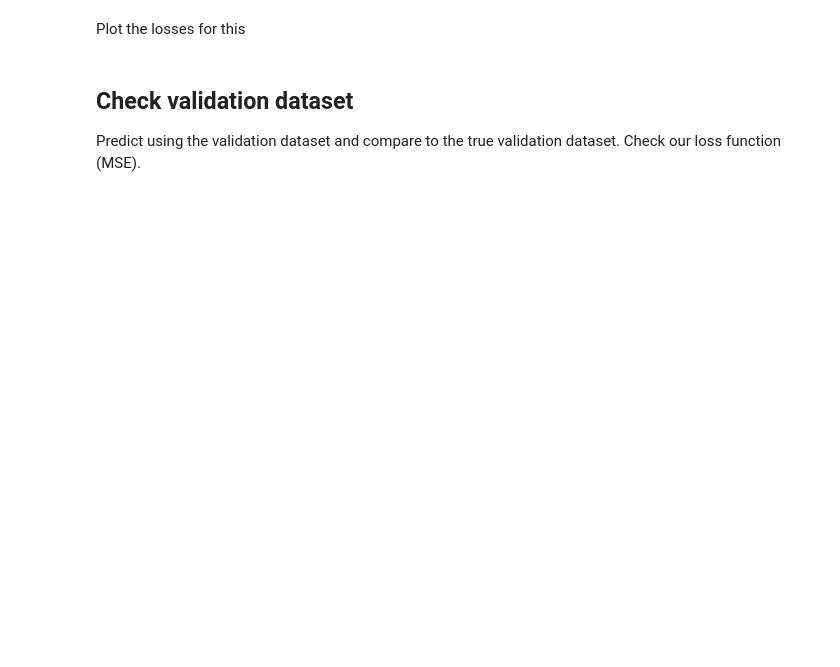
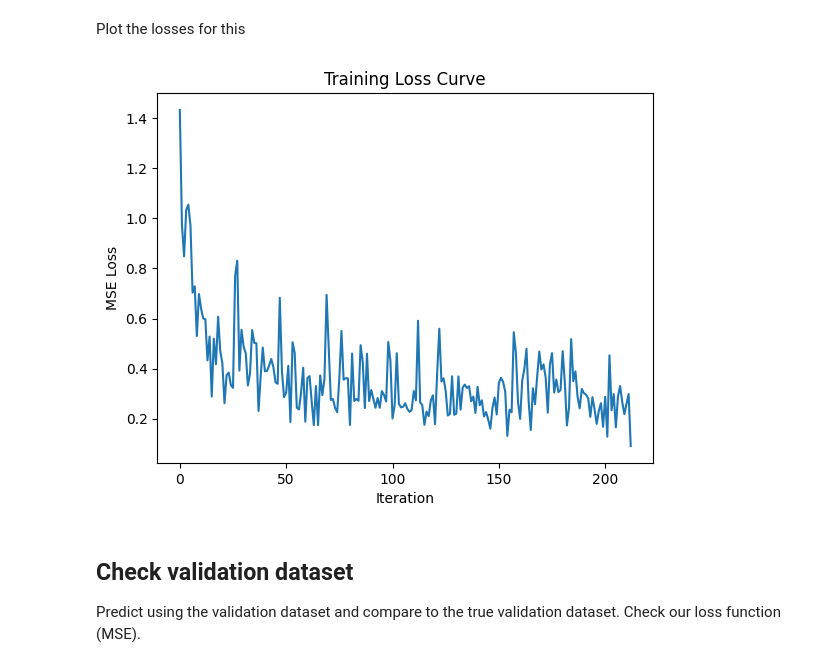
Before and after one commit to HRMMOx/climate-analysis, a Jupyter notebook: 3_deeplearning/3-DeepLearning_HousePrice.ipynb, the cells around one changed output. Cells and saved outputs as stored; diff of their text form; code cells hidden in the pictures; blank space fills up the shorter version.

```diff
--- a/3_deeplearning/3-DeepLearning_HousePrice.ipynb
+++ b/3_deeplearning/3-DeepLearning_HousePrice.ipynb
@@ -238,6 +240,14 @@ for X_batch, y_batch in dataloader:
     losses.append(loss.item())
 # %% [markdown]
 Plot the losses for this
+# %%
+plt.plot(losses)
+plt.xlabel("Iteration")
+plt.ylabel("MSE Loss")
+plt.title("Training Loss Curve")
+plt.show()
+# %% [output]
+[figure, added]
 # %% [markdown]
 ## Check validation dataset
 Predict using the validation dataset and compare to the true validation dataset. Check our loss function (MSE).
```
Also changed, not shown: parts of 5 cells of this notebook.
